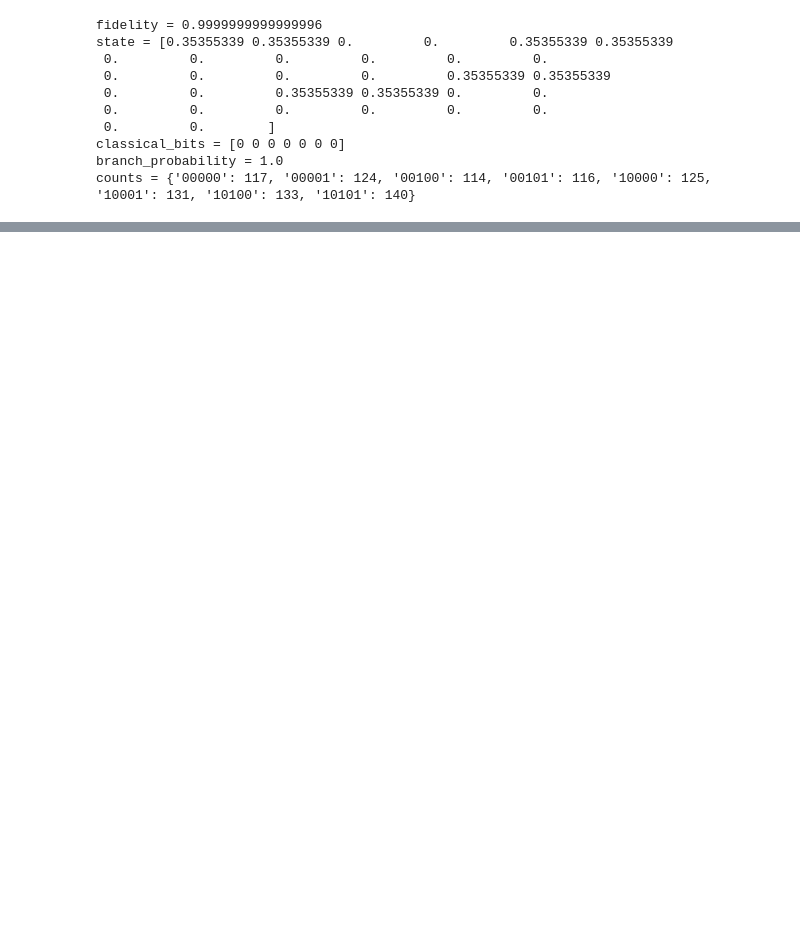
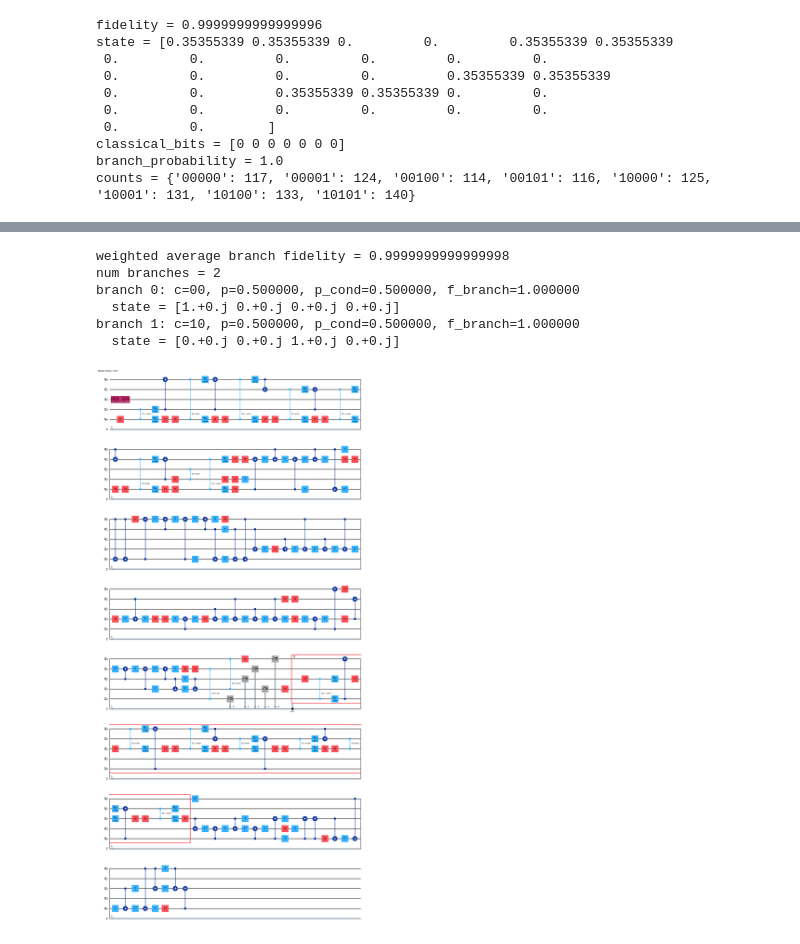
Before and after one commit to 1nnocenzo/tn-dc-sim, a Jupyter notebook: notebooks/qasm3_dmrg_smoke_tests.ipynb, the cells around one changed output, grey strips where cells are left out. Drawn from its saved outputs; the diff is of its cells as text; code cells hidden in the pictures; blank space fills up the shorter version.

Commit message:
dynamic

```diff
--- a/notebooks/qasm3_dmrg_smoke_tests.ipynb
+++ b/notebooks/qasm3_dmrg_smoke_tests.ipynb
@@ -248,2 +245,58 @@ empirical p(c) = {'0': 1.0}
 avg branch probability = 1.0
+# %%
+# Test 7: all-branches dynamic simulation (show all execution branches)
+from src.simulation import DMRG_dynamic_all_branches_from_qasm3
+
+qasm_all_branches_text = """
+OPENQASM 3.0;
+include \"stdgates.inc\";
+qubit[2] q;
+bit[2] c;
+h q[0];
+measure q[0] -> c[0];
+"""
+
+network_structure = [1, 2]
+D = D_tree(network_structure, 5)
+
+fidelity_all, branches = DMRG_dynamic_all_branches_from_qasm3(
+    compression_steps=1,
+    no_sweeps=2,
+    D=D,
+    network_structure=network_structure,
+    qasm_text=qasm_all_branches_text,
+    network_type="tree",
+    return_branches=True,
+    return_classical_bits=True,
+    return_state=True,
+)
+
+print("weighted average branch fidelity =", fidelity_all)
+print("num branches =", len(branches))
+
+for i, branch in enumerate(branches):
+    bitstring = "".join(str(int(b)) for b in branch["classical_bits"])
+    print(
+        f"branch {i}: c={bitstring}, p={branch['probability']:.6f}, "
+        f"p_cond={branch['conditional_probability']:.6f}, f_branch={branch['branch_fidelity']:.6f}"
+    )
+    print("  state =", branch["state"])
+# %% [output]
+weighted average branch fidelity = 0.9999999999999998
+num branches = 2
+branch 0: c=00, p=0.500000, p_cond=0.500000, f_branch=1.000000
+  state = [1.+0.j 0.+0.j 0.+0.j 0.+0.j]
+branch 1: c=10, p=0.500000, p_cond=0.500000, f_branch=1.000000
+  state = [0.+0.j 0.+0.j 1.+0.j 0.+0.j]
+# %%
+from qiskit.circuit.random import random_circuit
+from qiskit import transpile
+
+from src.utils.quantum_gates import supported_ir_gates
+
+qc = random_circuit(num_qubits=5, depth=10, conditional=True, reset=True, seed=2) #num_operand_distribution= {1:0.5, 2:0.5})
+qc = transpile(qc, optimization_level=0, basis_gates=supported_ir_gates())
+qc.draw("mpl")
+# %% [output]
+[figure, added]
 # %%
```
Also changed, not shown: parts of 10 cells of this notebook, 1 other file.
